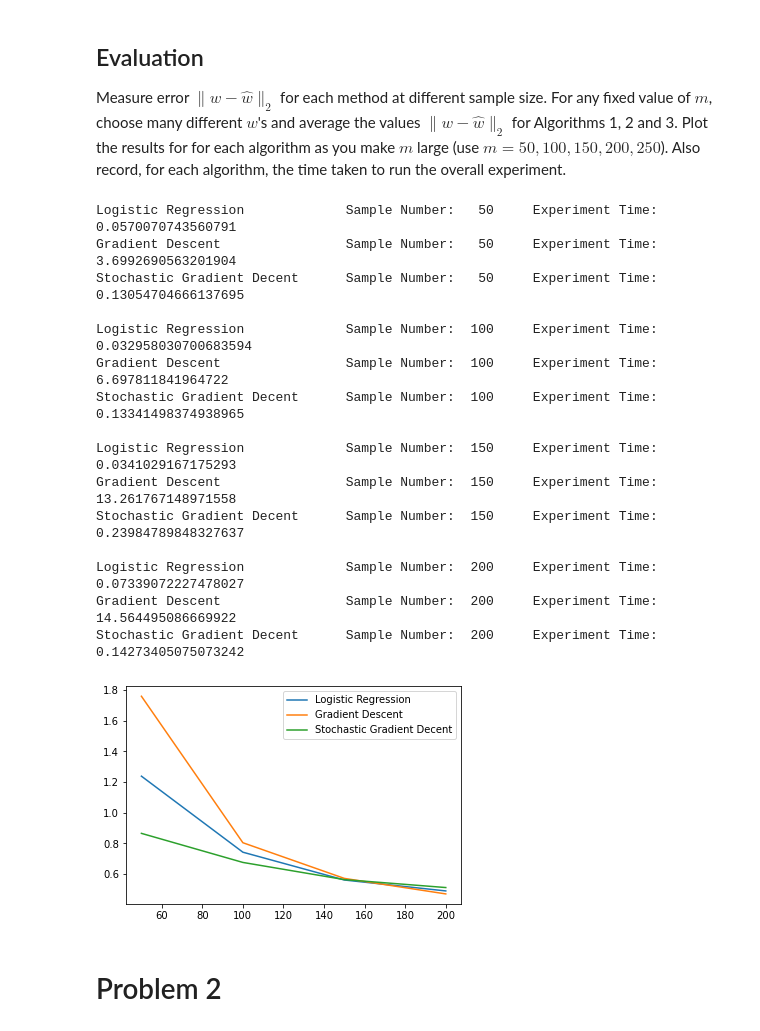
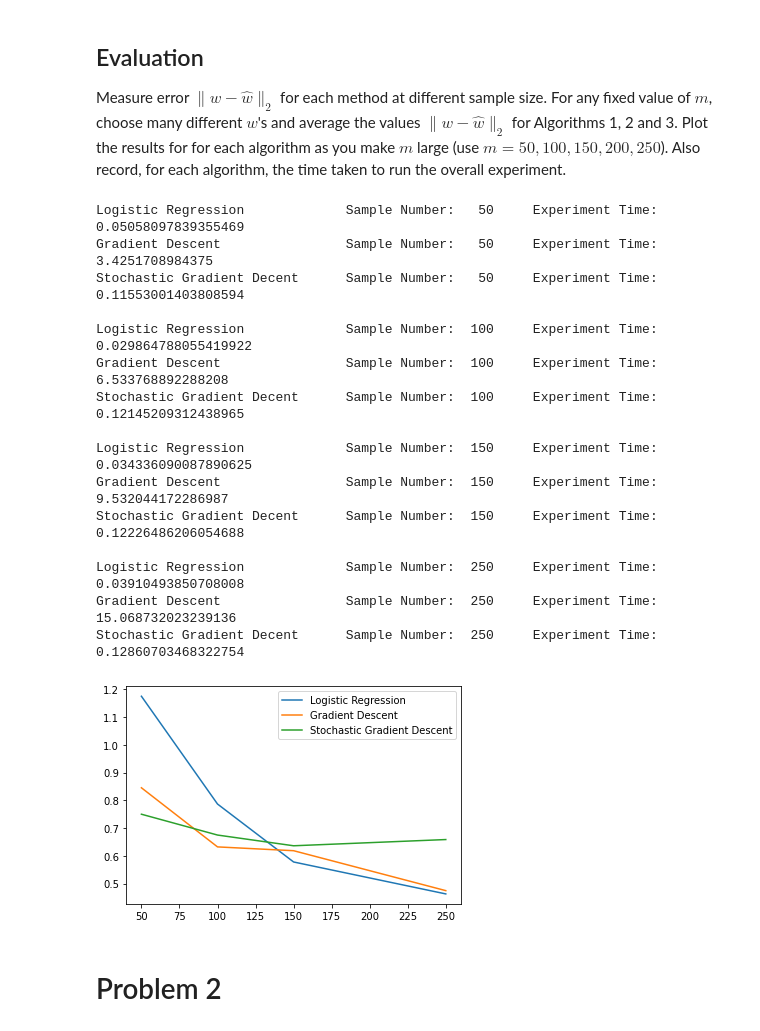
Before and after one commit to Julie-Gibson/MachineLearning, a Jupyter notebook: HW2p.ipynb, the cells around one changed output. Drawn from its saved outputs; the diff is of its cells as text; code cells hidden in the pictures.

```diff
--- a/HW2p.ipynb
+++ b/HW2p.ipynb
@@ -66,26 +66,23 @@ $$L_i(w^{(t)}) = \frac{1}{2} \left( \sigma(w^{(t)} \cdot x) - y_i \right)^2$$
   up yourself -- run for 1000 iterations, use step size eta = 0.01).
 # %%
 def loss_gradient(x,y,w):
-    wx = np.inner(w,x)
-    num = np.exp(-wx)
-    denom = 1+num
-    # sig = expit(np.inner(w,x))
-    # print(x[i].(numberator/denominator - y[i]))
-    # return (np.inner((sig - y)*sig*(1-sig),x))
-    return np.dot(x,((1-(num/denom)) - y))
+    sigmoid = expit(np.inner(w,x))
+    p1 = (sigmoid-y)
+    return np.inner(x,p1*sigmoid*(1-sigmoid))
 
 def gradient(x,y,w):
     values = 0
     for i in range(len(x)):
         values+=loss_gradient(x[i],y[i],w)
-    # print(values)
-    return values
+    return values * 1/len(x[0])
 
 def algorithm2(x,y):
+    v = []
     w_t = np.zeros(10)
     for iterations in range(1000):
         w_t -= 0.01*gradient(x,y,w_t)
-    return w_t
+        v.append(w_t)
+    return sum([i for i in v])/len(v)
 # %% [markdown]
 ## Algorithm 3: stochastic gradient descent with square loss
 Similar to gradient descent, except we use the gradient at a single random training point every iteration.
@@ -112,48 +109,48 @@ Measure error $\|w - \hat{w}\|_2$ for each method at different sample size. For
 def experiment(m, algorithm,name):
     start = time.time()
     a = []
     for i in range(10):
         w_star, x , y = new_data(m)
         w_new = algorithm(x,y)
         w_sub = w_star-w_new
         w_norm_diff = np.linalg.norm(w_sub)
         a.append(w_norm_diff)
     print(f"{name:5} \tSample Number: {m:4} \tExperiment Time: {time.time()-start}")
     return np.average(a)
 
 a1_m = []
 a2_m = []
 a3_m = []
-M = [50,100,150,200]
+M = [50,100,150,250]
 for m in M:
     a1_m.append(experiment(m, algorithm1, 'Logistic Regression\t'))
     a2_m.append(experiment(m, algorithm2, 'Gradient Descent\t'))
     a3_m.append(experiment(m, algorithm3, 'Stochastic Gradient Decent'))
     print()
 
 plt.figure()
 plt.plot(M, a1_m, label='Logistic Regression')
 plt.plot(M, a2_m, label='Gradient Descent')
-plt.plot(M, a3_m, label='Stochastic Gradient Decent')
+plt.plot(M, a3_m, label='Stochastic Gradient Descent')
 plt.legend()
 plt.show()
 # %% [output]
-Logistic Regression             Sample Number:   50     Experiment Time: 0.0570070743560791
-Gradient Descent                Sample Number:   50     Experiment Time: 3.6992690563201904
-Stochastic Gradient Decent      Sample Number:   50     Experiment Time: 0.13054704666137695
+Logistic Regression             Sample Number:   50     Experiment Time: 0.05058097839355469
+Gradient Descent                Sample Number:   50     Experiment Time: 3.4251708984375
+Stochastic Gradient Decent      Sample Number:   50     Experiment Time: 0.11553001403808594
 
-Logistic Regression             Sample Number:  100     Experiment Time: 0.032958030700683594
-Gradient Descent                Sample Number:  100     Experiment Time: 6.697811841964722
-Stochastic Gradient Decent      Sample Number:  100     Experiment Time: 0.13341498374938965
+Logistic Regression             Sample Number:  100     Experiment Time: 0.029864788055419922
+Gradient Descent                Sample Number:  100     Experiment Time: 6.533768892288208
+Stochastic Gradient Decent      Sample Number:  100     Experiment Time: 0.12145209312438965
 
-Logistic Regression             Sample Number:  150     Experiment Time: 0.0341029167175293
-Gradient Descent                Sample Number:  150     Experiment Time: 13.261767148971558
-Stochastic Gradient Decent      Sample Number:  150     Experiment Time: 0.23984789848327637
+Logistic Regression             Sample Number:  150     Experiment Time: 0.034336090087890625
+Gradient Descent                Sample Number:  150     Experiment Time: 9.532044172286987
+Stochastic Gradient Decent      Sample Number:  150     Experiment Time: 0.12226486206054688
 
-Logistic Regression             Sample Number:  200     Experiment Time: 0.07339072227478027
-Gradient Descent                Sample Number:  200     Experiment Time: 14.564495086669922
-Stochastic Gradient Decent      Sample Number:  200     Experiment Time: 0.14273405075073242
+Logistic Regression             Sample Number:  250     Experiment Time: 0.03910493850708008
+Gradient Descent                Sample Number:  250     Experiment Time: 15.068732023239136
+Stochastic Gradient Decent      Sample Number:  250     Experiment Time: 0.12860703468322754
-[figure, old version]
+[figure, new version]
 # %% [markdown]
 # Problem 2
 # %%
```
Also changed, not shown: 1 other file.
